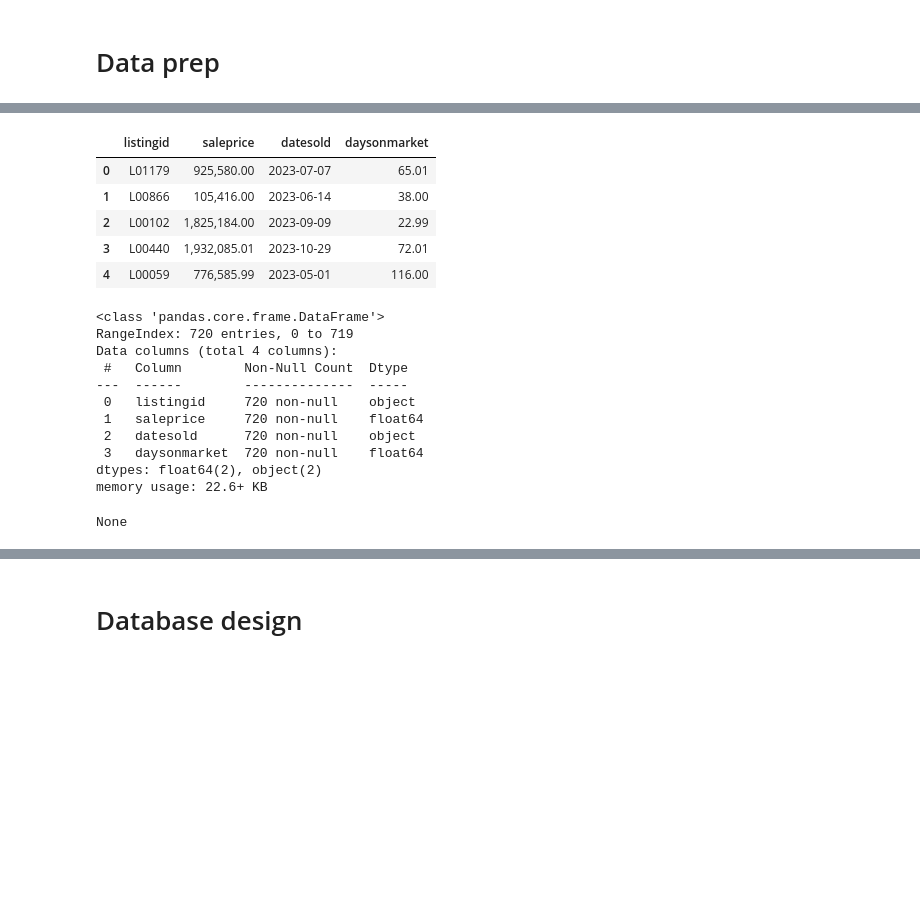
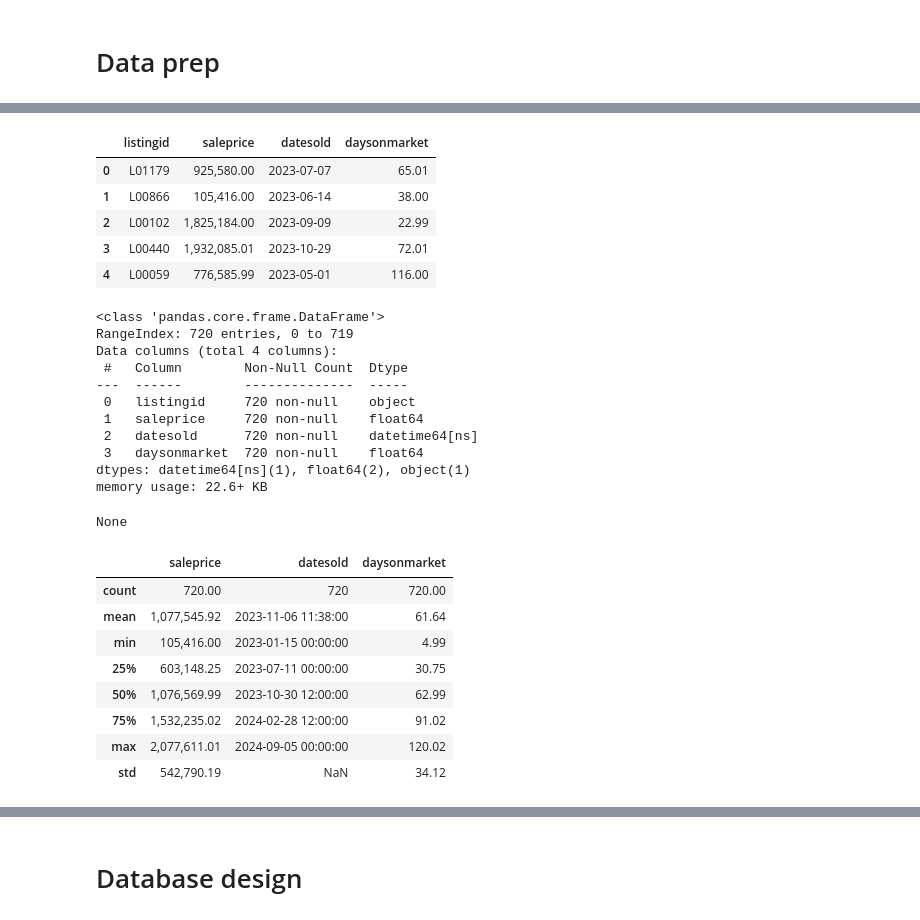
Before and after one commit to mukundnaramesh2605/guvi-python-sql-pandas-project-1, a Jupyter notebook: project.ipynb, the cells around one changed output, grey strips where cells are left out. Saved outputs shown, nothing was run; the diff lists cells and outputs as text; code cells hidden in the pictures; blank space fills up the shorter version.

```diff
--- a/project.ipynb
+++ b/project.ipynb
@@ -121,29 +167,40 @@ None
 # %%
 sales_df = pd.read_csv("datasets/sales_cleaned.csv")
 sales_df.rename(columns={
     "Listing_ID":"listingid",
     "Sale_Price":"saleprice",
     "Date_Sold":"datesold",
     "Days_on_Market":"daysonmarket"
 }, inplace=True)
+sales_df['datesold'] = pd.to_datetime(sales_df['datesold'])
 display(sales_df.head())
 display(sales_df.info())
+display(sales_df.describe())
 # %% [output]
 |  | listingid | saleprice | datesold | daysonmarket |
 | 0 | L01179 | 925,580.00 | 2023-07-07 | 65.01 |
 | 1 | L00866 | 105,416.00 | 2023-06-14 | 38.00 |
 | 2 | L00102 | 1,825,184.00 | 2023-09-09 | 22.99 |
 | 3 | L00440 | 1,932,085.01 | 2023-10-29 | 72.01 |
 | 4 | L00059 | 776,585.99 | 2023-05-01 | 116.00 |
 <class 'pandas.core.frame.DataFrame'>
 RangeIndex: 720 entries, 0 to 719
 Data columns (total 4 columns):
  #   Column        Non-Null Count  Dtype
 ---  ------        --------------  -----
  0   listingid     720 non-null    object
  1   saleprice     720 non-null    float64
- 2   datesold      720 non-null    object
+ 2   datesold      720 non-null    datetime64[ns]
  3   daysonmarket  720 non-null    float64
-dtypes: float64(2), object(2)
+dtypes: datetime64[ns](1), float64(2), object(1)
 memory usage: 22.6+ KB
 None
+|  | saleprice | datesold | daysonmarket |
+| count | 720.00 | 720 | 720.00 |
+| mean | 1,077,545.92 | 2023-11-06 11:38:00 | 61.64 |
+| min | 105,416.00 | 2023-01-15 00:00:00 | 4.99 |
+| 25% | 603,148.25 | 2023-07-11 00:00:00 | 30.75 |
+| 50% | 1,076,569.99 | 2023-10-30 12:00:00 | 62.99 |
+| 75% | 1,532,235.02 | 2024-02-28 12:00:00 | 91.02 |
+| max | 2,077,611.01 | 2024-09-05 00:00:00 | 120.02 |
+| std | 542,790.19 | NaN | 34.12 |
```
Also changed, not shown: parts of 12 cells of this notebook, 1 other file.
